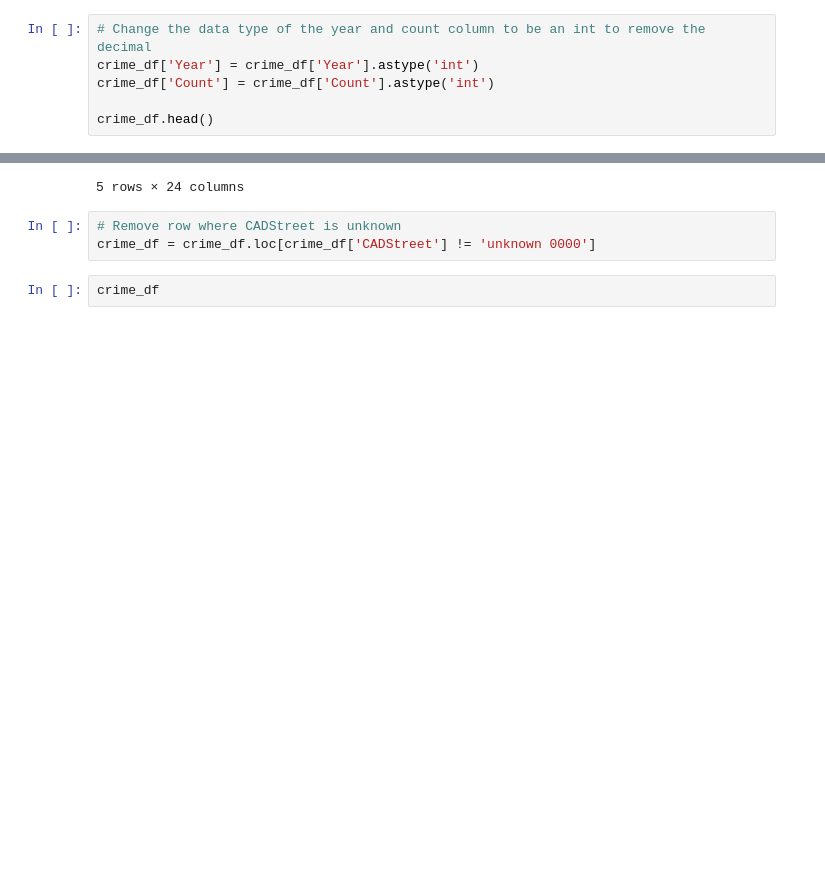
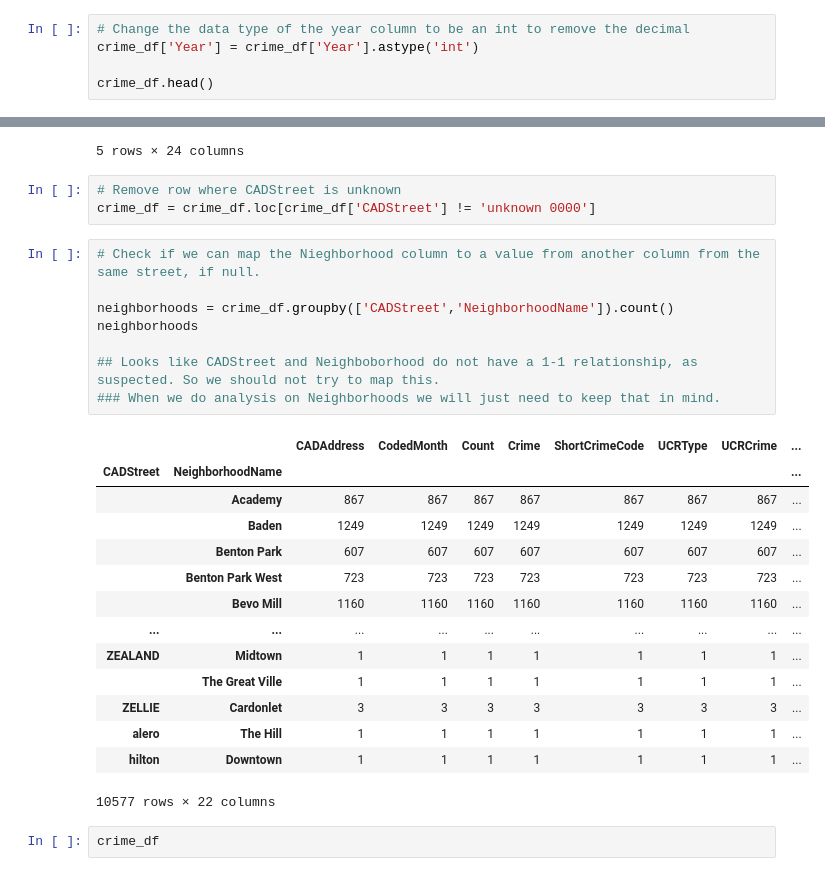
Before and after one commit to colepierie/Crime_Analysis, a Jupyter notebook: CrimeAnalysis.ipynb, the cells around one changed output, grey strips where cells are left out. Cells and saved outputs as stored; diff of their text form; blank space fills up the shorter version.

```diff
--- a/CrimeAnalysis.ipynb
+++ b/CrimeAnalysis.ipynb
@@ -78,9 +76,8 @@ crime_df.head()
 # Remove the no longer needed Year_calc column
 crime_df.drop('Year_calc', inplace=True, axis=1)
 # %%
-# Change the data type of the year and count column to be an int to remove the decimal
+# Change the data type of the year column to be an int to remove the decimal
 crime_df['Year'] = crime_df['Year'].astype('int')
-crime_df['Count'] = crime_df['Count'].astype('int')
 
 crime_df.head()
 # %% [output]
@@ -94,6 +91,29 @@ crime_df.head()
 # %%
 # Remove row where CADStreet is unknown
 crime_df = crime_df.loc[crime_df['CADStreet'] != 'unknown 0000']
+# %%
+# Check if we can map the Nieghborhood column to a value from another column from the same street, if null.
+
+neighborhoods = crime_df.groupby(['CADStreet','NeighborhoodName']).count()
+neighborhoods
+
+## Looks like CADStreet and Neighboborhood do not have a 1-1 relationship, as suspected. So we should not try to map this.
+### When we do analysis on Neighborhoods we will just need to keep that in mind.
+# %% [output]
+|  |  | CADAddress | CodedMonth | Count | Crime | ShortCrimeCode | UCRType | UCRCrime | ... |
+| CADStreet | NeighborhoodName |  |  |  |  |  |  |  | ... |
+|  | Academy | 867 | 867 | 867 | 867 | 867 | 867 | 867 | ... |
+|  | Baden | 1249 | 1249 | 1249 | 1249 | 1249 | 1249 | 1249 | ... |
+|  | Benton Park | 607 | 607 | 607 | 607 | 607 | 607 | 607 | ... |
+|  | Benton Park West | 723 | 723 | 723 | 723 | 723 | 723 | 723 | ... |
+|  | Bevo Mill | 1160 | 1160 | 1160 | 1160 | 1160 | 1160 | 1160 | ... |
+| ... | ... | ... | ... | ... | ... | ... | ... | ... | ... |
+| ZEALAND | Midtown | 1 | 1 | 1 | 1 | 1 | 1 | 1 | ... |
+|  | The Great Ville | 1 | 1 | 1 | 1 | 1 | 1 | 1 | ... |
+| ZELLIE | Cardonlet | 3 | 3 | 3 | 3 | 3 | 3 | 3 | ... |
+| alero | The Hill | 1 | 1 | 1 | 1 | 1 | 1 | 1 | ... |
+| hilton | Downtown | 1 | 1 | 1 | 1 | 1 | 1 | 1 | ... |
+10577 rows × 22 columns
 # %%
 crime_df
 # %% [output]
```
Also changed, not shown: parts of 20 cells of this notebook, 1 other file.
